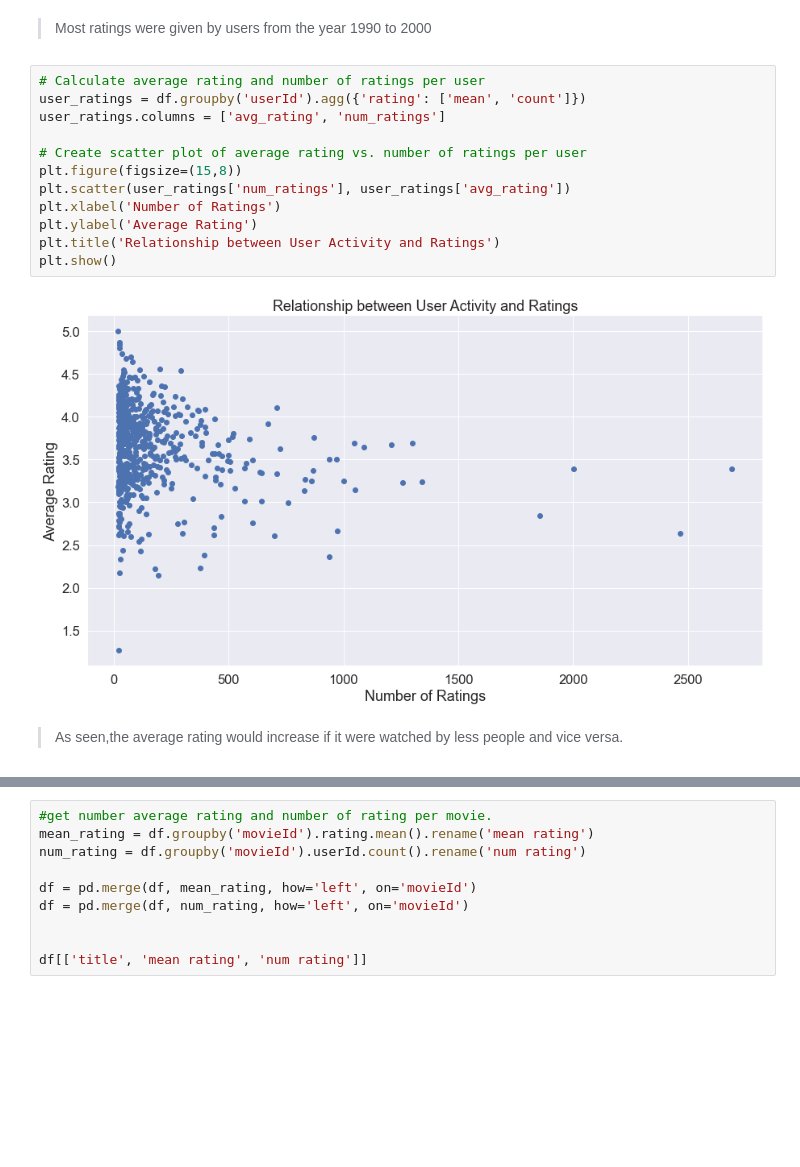
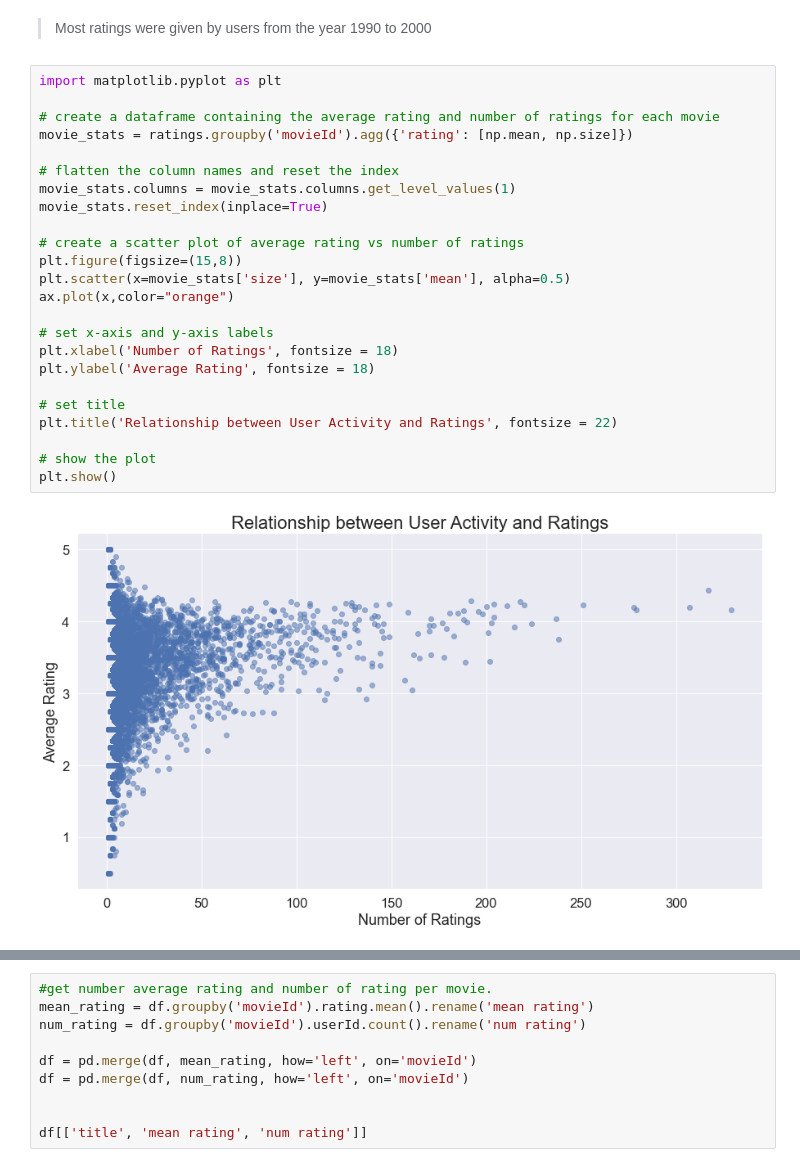
Before and after one commit to Wachira-2030/movielensrecommendationsystem, a Jupyter notebook: Movie reccomendation Final (2).ipynb, the cells around one changed output, grey strips where cells are left out. Cells and saved outputs as stored; diff of their text form; blank space fills up the shorter version.

```diff
--- a/Movie reccomendation Final (2).ipynb
+++ b/Movie reccomendation Final (2).ipynb
@@ -572,18 +574,28 @@ ax;
 # %% [markdown]
 > Most ratings were given by users from the year 1990 to 2000
 # %%
-# Calculate average rating and number of ratings per user
-user_ratings = df.groupby('userId').agg({'rating': ['mean', 'count']})
-user_ratings.columns = ['avg_rating', 'num_ratings']
+import matplotlib.pyplot as plt
 
-# Create scatter plot of average rating vs. number of ratings per user
+# create a dataframe containing the average rating and number of ratings for each movie
+movie_stats = ratings.groupby('movieId').agg({'rating': [np.mean, np.size]})
+
+# flatten the column names and reset the index
+movie_stats.columns = movie_stats.columns.get_level_values(1)
+movie_stats.reset_index(inplace=True)
+
+# create a scatter plot of average rating vs number of ratings
 plt.figure(figsize=(15,8))
-plt.scatter(user_ratings['num_ratings'], user_ratings['avg_rating'])
-plt.xlabel('Number of Ratings')
-plt.ylabel('Average Rating')
-plt.title('Relationship between User Activity and Ratings')
+plt.scatter(x=movie_stats['size'], y=movie_stats['mean'], alpha=0.5)
+ax.plot(x,color="orange")
+
+# set x-axis and y-axis labels
+plt.xlabel('Number of Ratings', fontsize = 18)
+plt.ylabel('Average Rating', fontsize = 18)
+
+# set title
+plt.title('Relationship between User Activity and Ratings', fontsize = 22)
+
+# show the plot
 plt.show()
 # %% [output]
-[figure, old version]
+[figure, new version]
-# %% [markdown]
-> As seen,the average rating would increase if it were watched by less people and vice versa.
```
Also changed, not shown: parts of 19 cells of this notebook.
